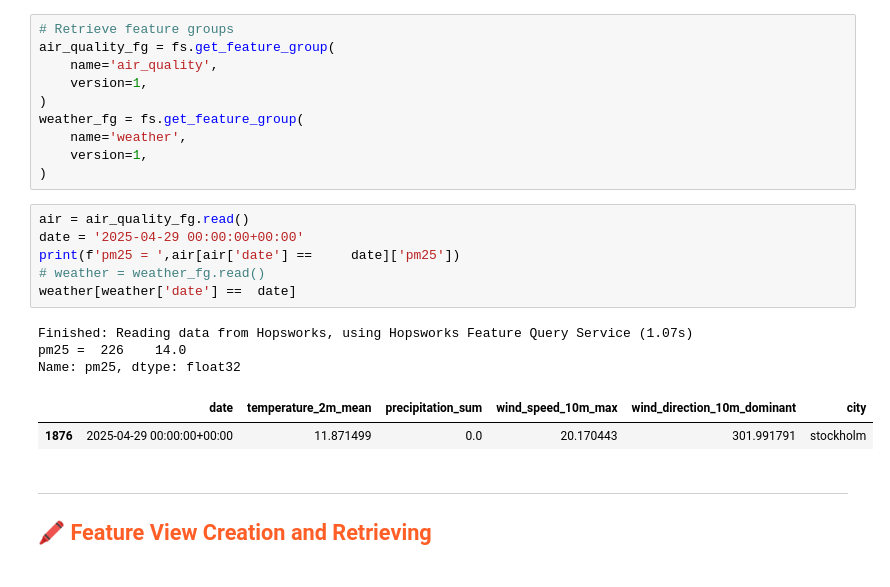
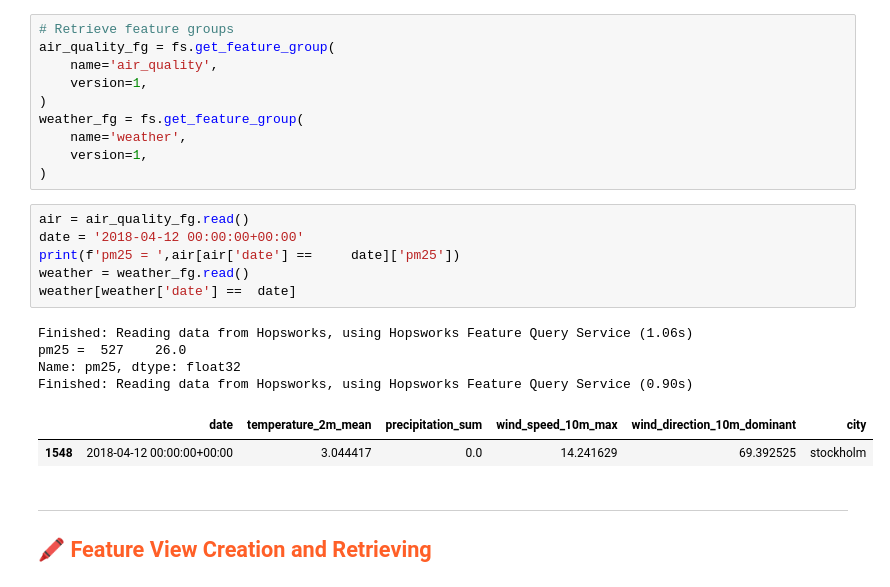
Before and after one commit to WasuWata/mlfs-book, a Jupyter notebook: notebooks/airquality/3_air_quality_training_pipeline.ipynb, the cells around one changed output. Drawn from its saved outputs; the diff is of its cells as text.

```diff
--- a/notebooks/airquality/3_air_quality_training_pipeline.ipynb
+++ b/notebooks/airquality/3_air_quality_training_pipeline.ipynb
@@ -104,16 +102,17 @@ weather_fg = fs.get_feature_group(
 )
 # %%
 air = air_quality_fg.read()
-date = '2025-04-29 00:00:00+00:00'
+date = '2018-04-12 00:00:00+00:00'
 print(f'pm25 = ',air[air['date'] == 	date]['pm25'])
-# weather = weather_fg.read()
+weather = weather_fg.read()
 weather[weather['date'] == 	date]
 # %% [output]
-Finished: Reading data from Hopsworks, using Hopsworks Feature Query Service (1.07s)
-pm25 =  226    14.0
+Finished: Reading data from Hopsworks, using Hopsworks Feature Query Service (1.06s)
+pm25 =  527    26.0
 Name: pm25, dtype: float32
+Finished: Reading data from Hopsworks, using Hopsworks Feature Query Service (0.90s)
 |  | date | temperature_2m_mean | precipitation_sum | wind_speed_10m_max | wind_direction_10m_dominant | city |
-| 1876 | 2025-04-29 00:00:00+00:00 | 11.871499 | 0.0 | 20.170443 | 301.991791 | stockholm |
+| 1548 | 2018-04-12 00:00:00+00:00 | 3.044417 | 0.0 | 14.241629 | 69.392525 | stockholm |
 # %% [markdown]
 ---
 
```
Also changed, not shown: parts of 5 cells of this notebook, 1 other file.
